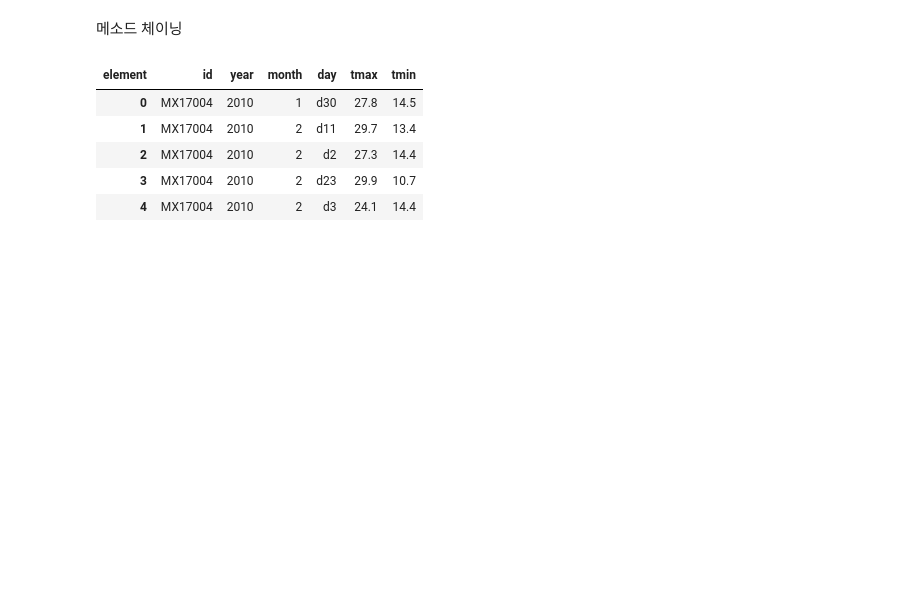
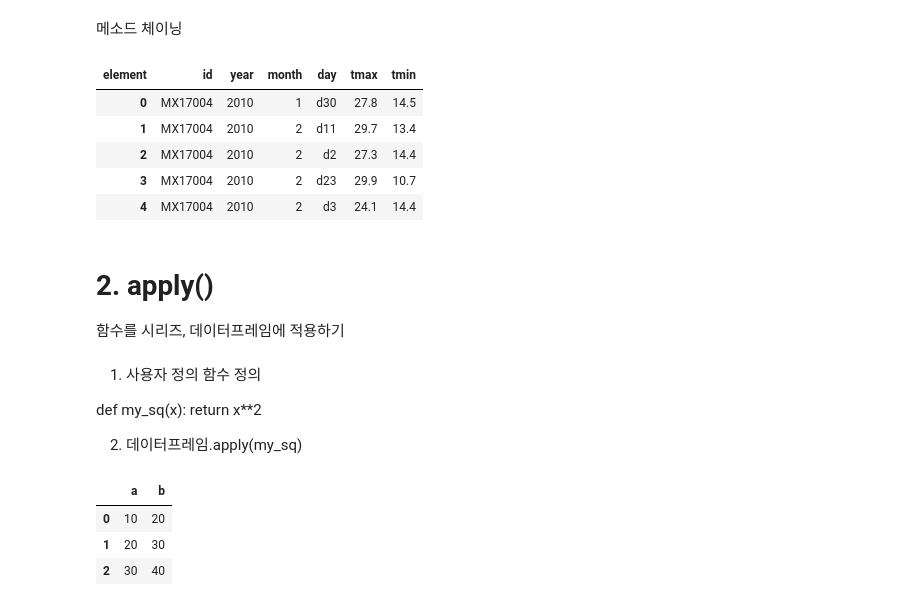
Before and after one commit to yleessam/hipython_rep, a Jupyter notebook: 15_데이터전처리.ipynb, the cells around one changed output. Saved outputs shown, nothing was run; the diff lists cells and outputs as text; code cells hidden in the pictures; blank space fills up the shorter version.

```diff
--- a/14_데이터전처리.ipynb
+++ b/15_데이터전처리.ipynb
@@ -359,3 +361,14 @@ weather_tidy.head()
 | 2 | MX17004 | 2010 | 2 | d2 | 27.3 | 14.4 |
 | 3 | MX17004 | 2010 | 2 | d23 | 29.9 | 10.7 |
 | 4 | MX17004 | 2010 | 2 | d3 | 24.1 | 14.4 |
+# %% [markdown]
+# 2. apply()
+
+함수를 시리즈, 데이터프레임에 적용하기
+# %% [markdown]
+1. 사용자 정의 함수 정의
+
+def my_sq(x):
+    return x**2
+
+2. 데이터프레임.apply(my_sq)
@@ -361,0 +378,11 @@ weather_tidy.head()
+# %%
+import pandas as pd
+
+df = pd.DataFrame({"a": [10, 20, 30],
+                   "b": [20, 30, 40]})
+df
+# %% [output]
+|  | a | b |
+| 0 | 10 | 20 |
+| 1 | 20 | 30 |
+| 2 | 30 | 40 |
```
Also changed, not shown: parts of 13 cells of this notebook.
